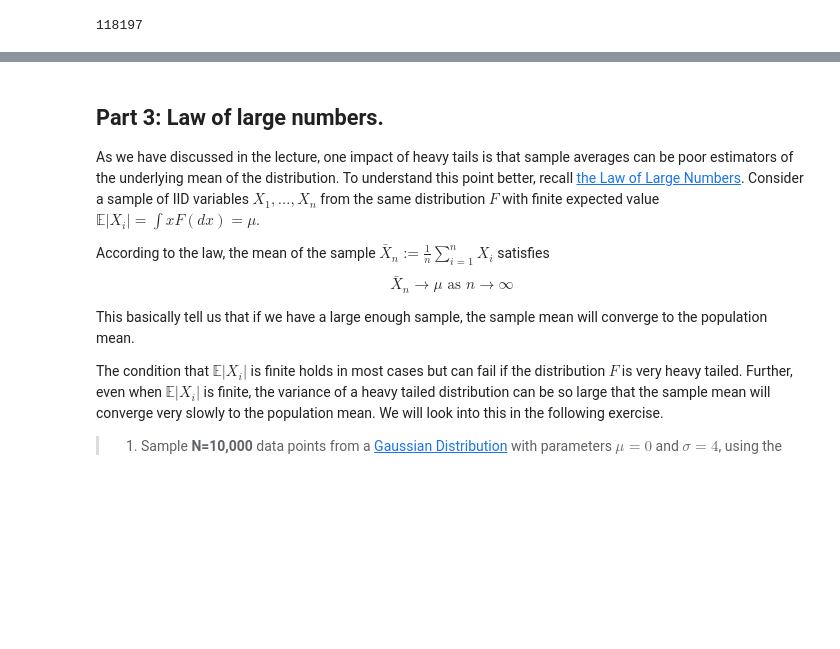
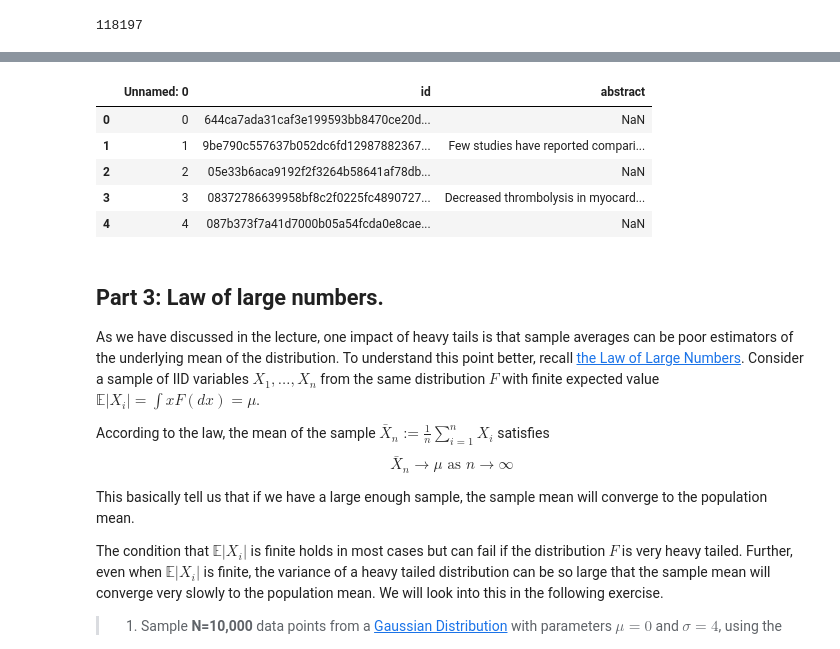
Before and after one commit to kriskruse/02467-CSS---Assignment1, a Jupyter notebook: Assignment1.ipynb, the cells around one changed output, grey strips where cells are left out. Saved outputs shown, nothing was run; the diff lists cells and outputs as text; code cells hidden in the pictures; blank space fills up the shorter version.

```diff
--- a/Assignment1.ipynb
+++ b/Assignment1.ipynb
@@ -335,3 +365,12 @@ errors = make_author_requests(ids, start_index=80_000, end_index=120_000)
+# %%
+df_paper_abstracts.head()
+# %% [output]
+|  | Unnamed: 0 | id | abstract |
+| 0 | 0 | 644ca7ada31caf3e199593bb8470ce20d... | NaN |
+| 1 | 1 | 9be790c557637b052dc6fd12987882367... | Few studies have reported compari... |
+| 2 | 2 | 05e33b6aca9192f2f3264b58641af78db... | NaN |
+| 3 | 3 | 08372786639958bf8c2f0225fc4890727... | Decreased thrombolysis in myocard... |
+| 4 | 4 | 087b373f7a41d7000b05a54fcda0e8cae... | NaN |
 # %% [markdown]
 ## Part 3: Law of large numbers.
 
```
Also changed, not shown: parts of 9 cells of this notebook.
